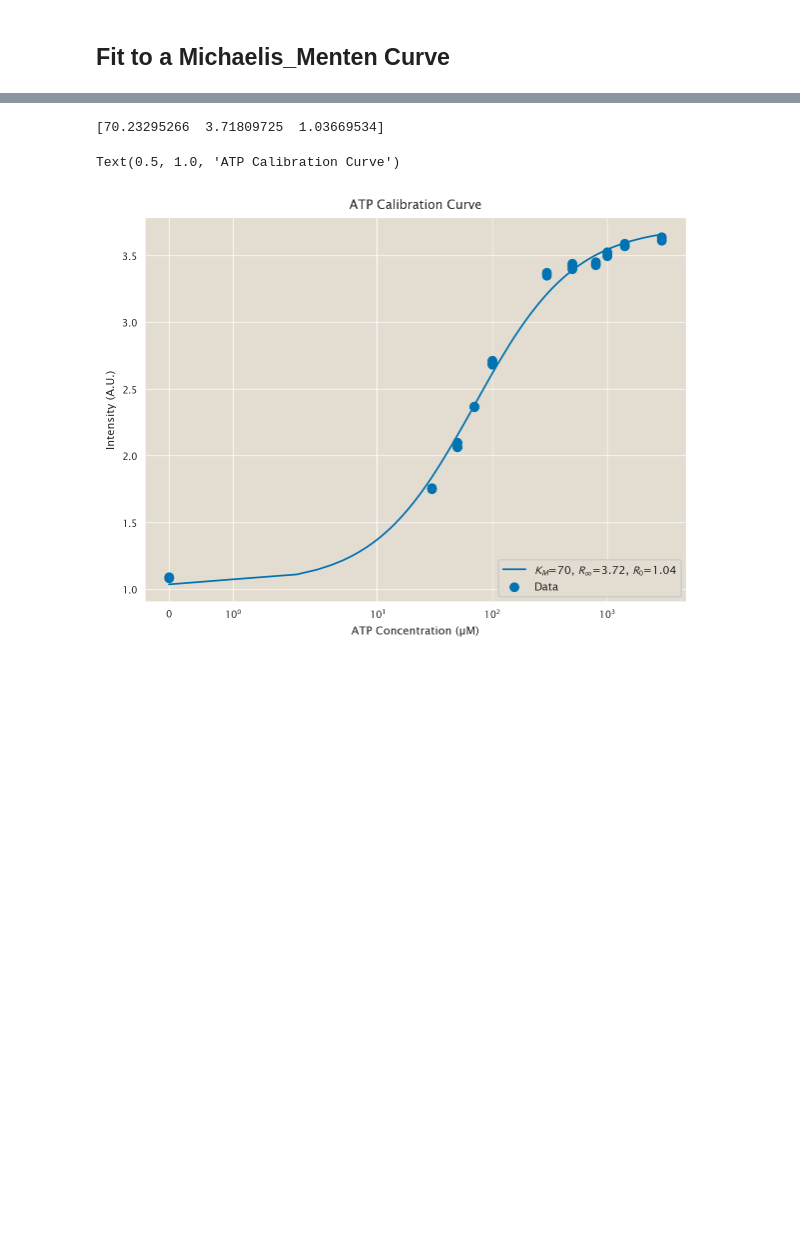
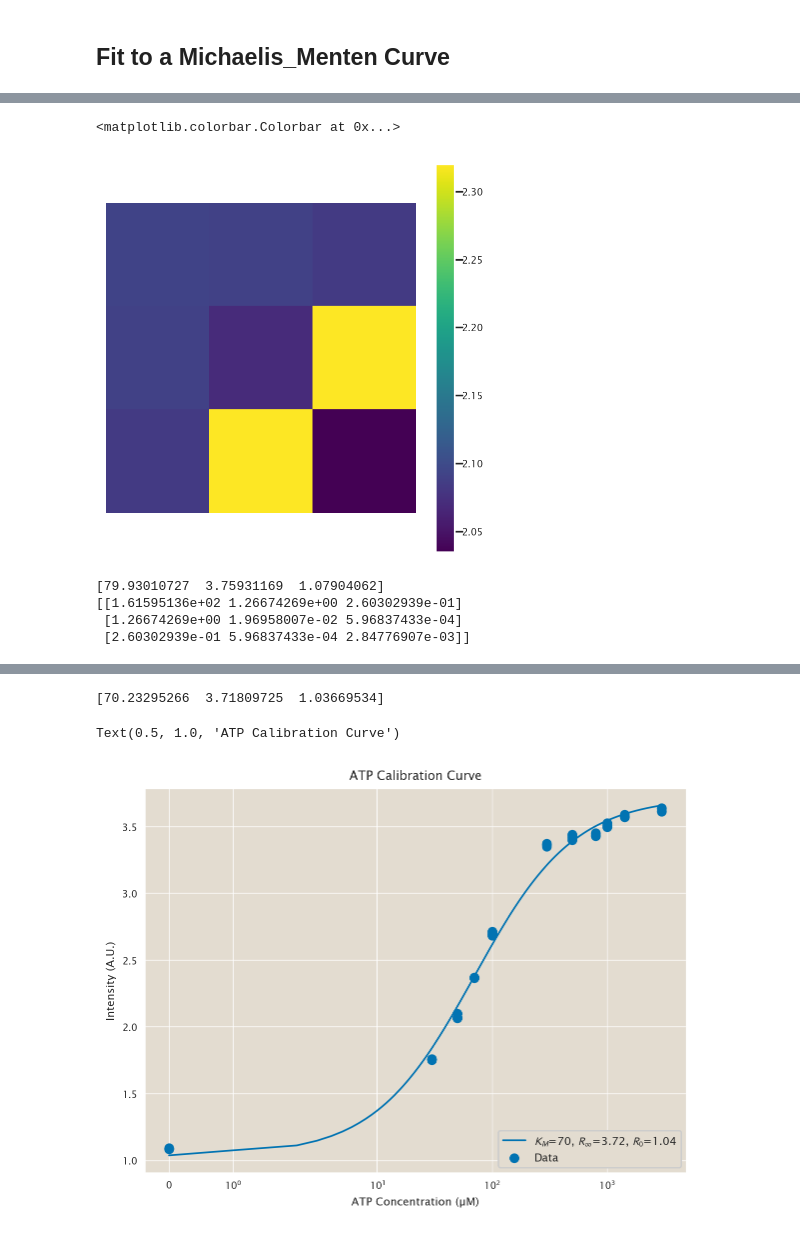
Before and after one commit to RPGroup-PBoC/am_atp, a Jupyter notebook: analysis/atp-cal/2024-07-23_ATPCal_Pipeline.ipynb, the cells around one changed output, grey strips where cells are left out. Saved outputs shown, nothing was run; the diff lists cells and outputs as text; code cells hidden in the pictures; blank space fills up the shorter version.

```diff
--- a/analysis/atp-cal/2024-07-23_ATPCal_Pipeline.ipynb
+++ b/analysis/atp-cal/2024-07-23_ATPCal_Pipeline.ipynb
@@ -267,0 +462,24 @@ def ATeam_Hill_curve_fit(conc, calavg, maxconc, p0):
+# %%
+plt.matshow(pcov/i_think_this_works_noxerr.hess_inv)
+plt.axis('off')
+plt.colorbar()
+# %% [output]
+<matplotlib.colorbar.Colorbar at 0x...>
+[figure, added]
+# %%
+params, curve, xvals, pcov = curve_fit_with_yerr(ATPconc[:], ratio_calavg[:], np.max(ATPconc), [300, 1, 0.5], np.nanstd(ratio_im, axis=(1,2)))
+print(params)
+print(pcov)
+
+# plt.scatter(ATPconc[:], ratio_calavg[:], label = 'Data')
+# plt.xscale('symlog')
+# plt.plot(xvals, curve, label=f'$K_M$={round(params[0])}, $R_\infty$={round(params[1],2)}, $R_0$={round(params[2],2)}')
+# plt.legend(loc = 'lower right')
+# plt.xlabel('ATP Concentration (µM)')
+# plt.ylabel('Intensity (A.U.)')
+# plt.title('ATP Calibration Curve')
+# %% [output]
+[79.93010727  3.75931169  1.07904062]
+[[1.61595136e+02 1.26674269e+00 2.60302939e-01]
+ [1.26674269e+00 1.96958007e-02 5.96837433e-04]
+ [2.60302939e-01 5.96837433e-04 2.84776907e-03]]
```
Also changed, not shown: parts of 17 cells of this notebook, 1 other file.
